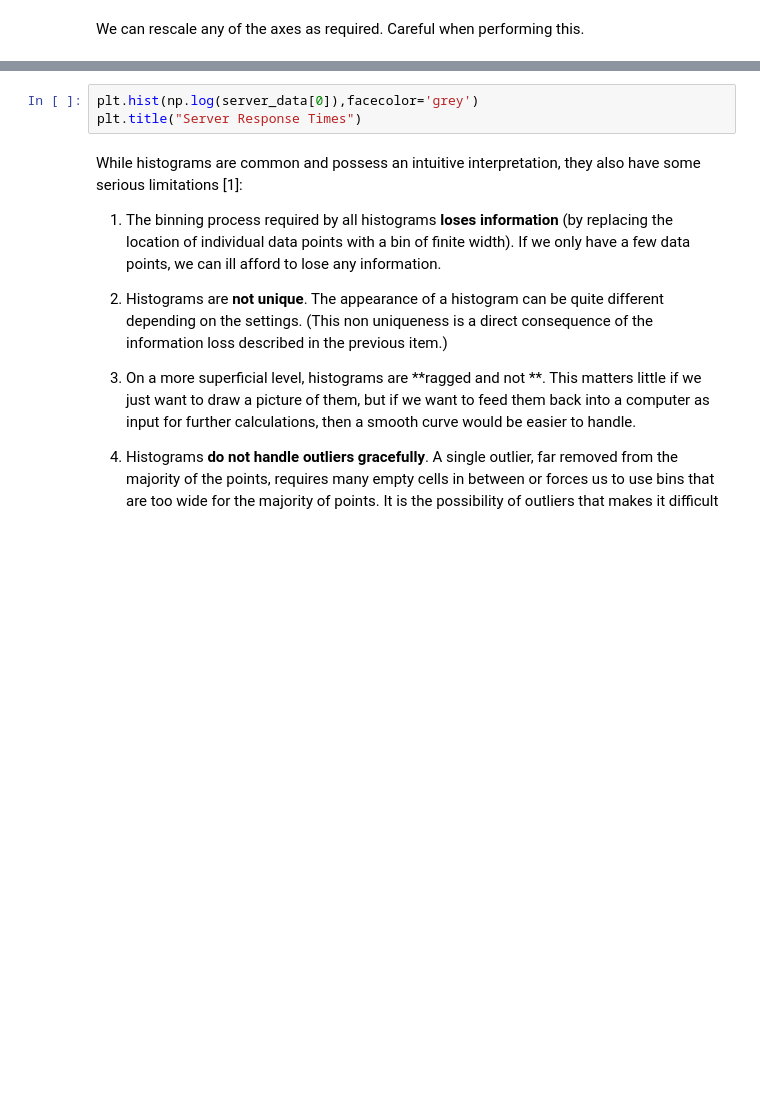
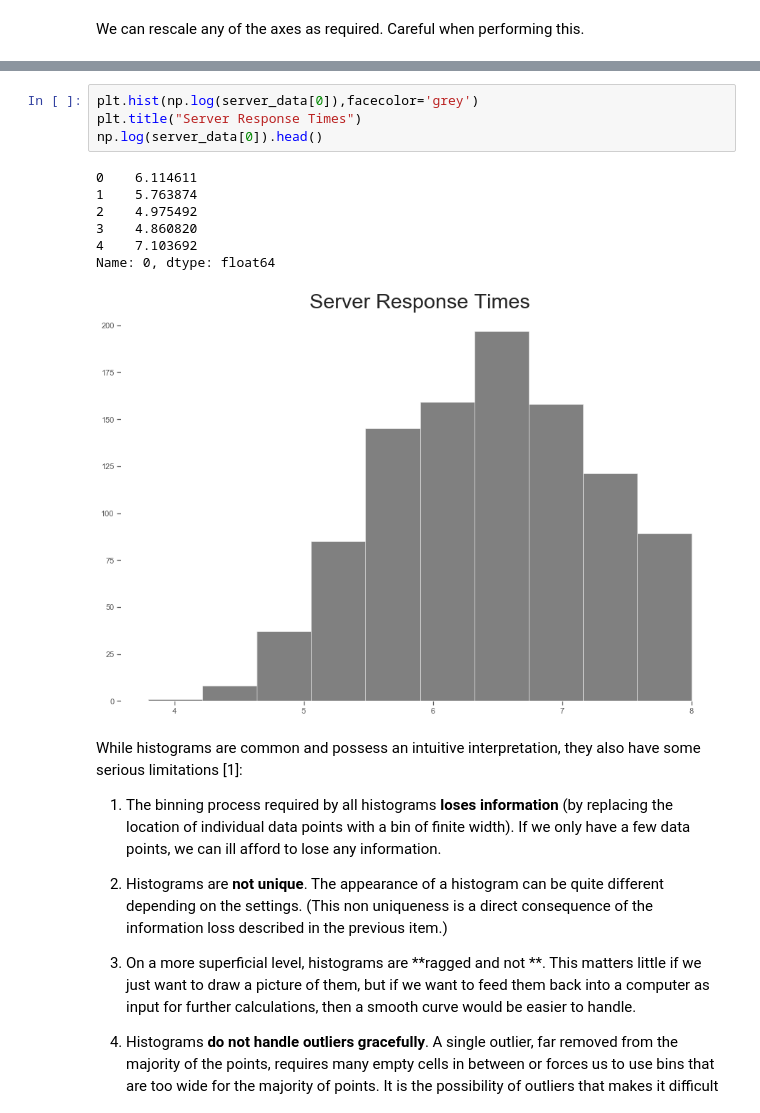
Before and after one commit to TOMMYWHY/158_755DataScience, a Jupyter notebook: 158755/Notebooks/Lecture 3 - Plotting.ipynb, the cells around one changed output, grey strips where cells are left out. Cells and saved outputs as stored; diff of their text form; blank space fills up the shorter version.

```diff
--- a/158755/Notebooks/Lecture 3 - Plotting.ipynb
+++ b/158755/Notebooks/Lecture 3 - Plotting.ipynb
@@ -336,6 +437,15 @@ plt.xscale('log')
 # %%
 plt.hist(np.log(server_data[0]),facecolor='grey')
 plt.title("Server Response Times")
+np.log(server_data[0]).head()
+# %% [output]
+0    6.114611
+1    5.763874
+2    4.975492
+3    4.860820
+4    7.103692
+Name: 0, dtype: float64
+[figure, added]
 # %% [markdown]
 While histograms are common and possess an intuitive interpretation, they also have some serious limitations [1]:
 
```
Also changed, not shown: parts of 50 cells of this notebook, 2 other files.
